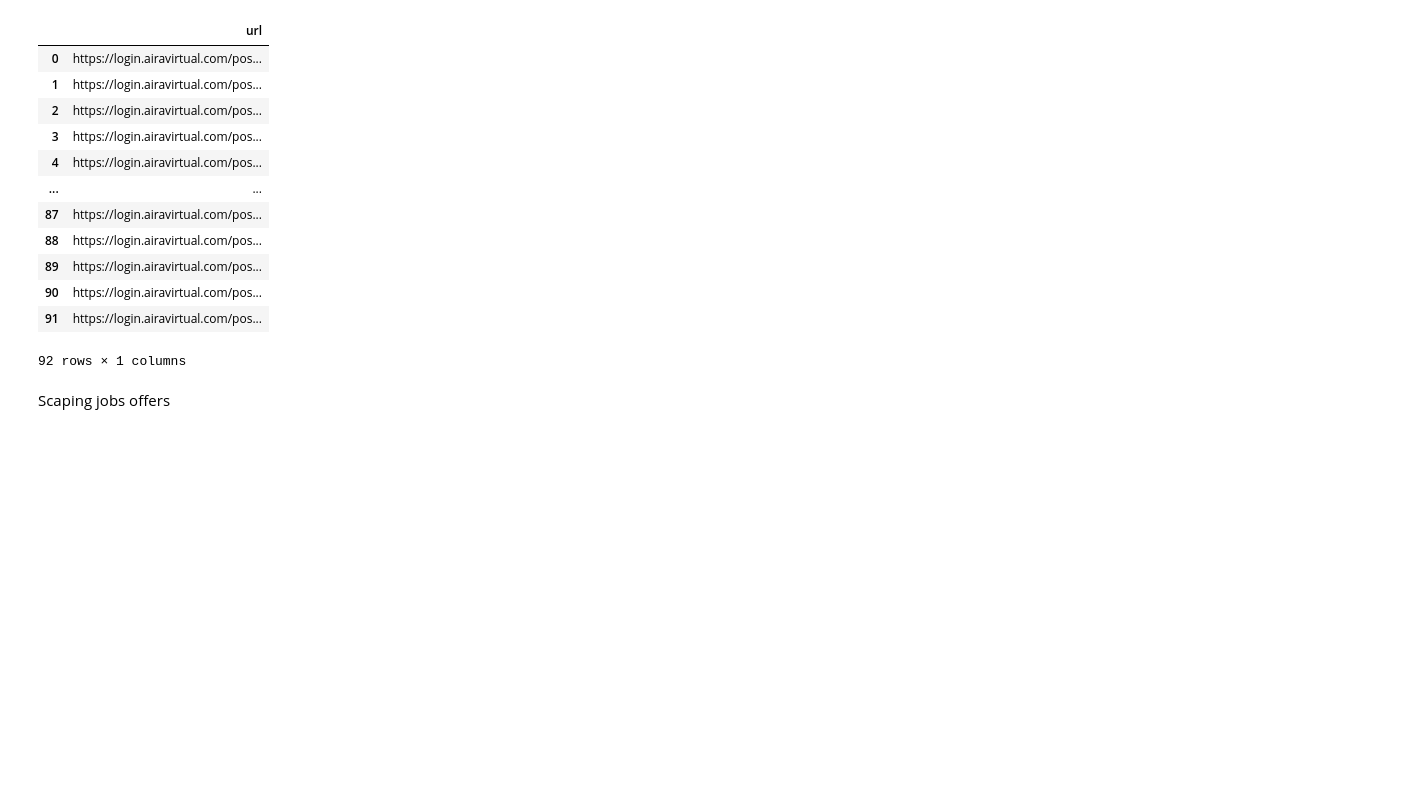
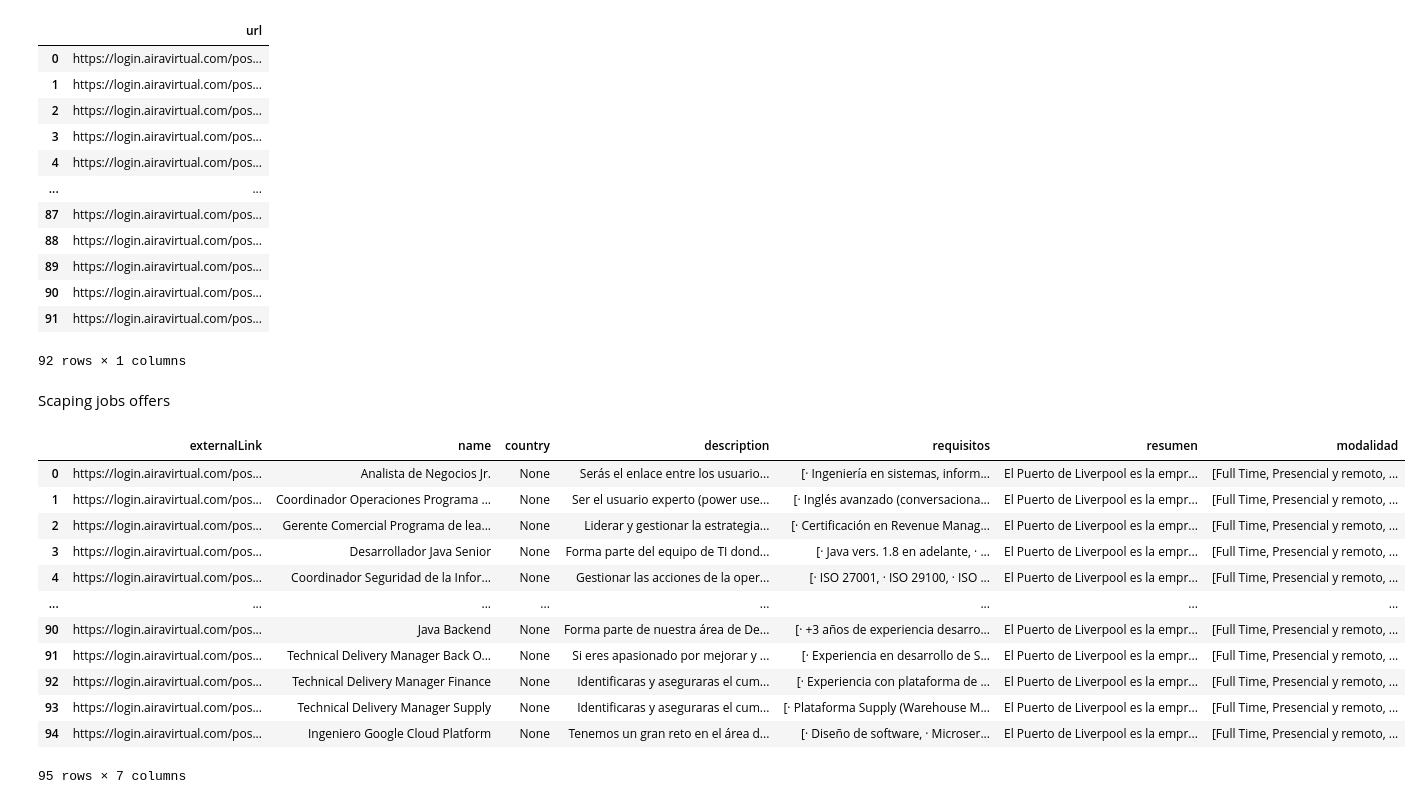
Before and after one commit to JimeFioni/Practica-Data-Engineer, a Jupyter notebook: 01 - MODELO REFERENCIA/Scraping Google/Scraping_Liverpool.ipynb, the cells around one changed output. Saved outputs shown, nothing was run; the diff lists cells and outputs as text; code cells hidden in the pictures; blank space fills up the shorter version.

```diff
--- a/01 - MODELO REFERENCIA/Scraping Google/Scraping_Liverpool.ipynb
+++ b/01 - MODELO REFERENCIA/Scraping Google/Scraping_Liverpool.ipynb
@@ -219,7 +219,8 @@ Scaping jobs offers
 # %%
 def get_job_details(url):
     try:
-        response = requests.get(url)
+        header = {'User-Agent': 'Mozilla/5.0 (Windows NT 10.0; Win64; x64) AppleWebKit/537.36 (KHTML, like Gecko) Chrome/98.0.4758.102 Safari/537.36'}
+        response = requests.get(url, headers=header)
         response.raise_for_status()
 
         soup = BeautifulSoup(response.text, "html.parser")
@@ -230,21 +231,21 @@ def get_job_details(url):
         location_element = soup.select_one('ul [class="bold location hide-mobile"]')
         location = location_element.get_text(strip=True) if location_element else None
 
-        modality_element= soup.find("ul", class_="description hide-mobile").find_next("li")
-        modality=[li.get_text(strip=True) for li in modality_element.find_all('li')]if  modality_element else None
+        modality_element = soup.find("ul", class_="description hide-mobile")
+        modality = [li.get_text(strip=True) for li in modality_element.find_all('li')] if modality_element else None
 
         description_element = soup.find("h2", id="descripcion_oferta").find_next("div")
-        description = description_element.text(strip=True) if description_element else None
+        description = description_element.get_text(strip=True) if description_element else None
 
         key_qualifications_element = soup.find("h2", id="requisitos").find_next("ul")
         key_qualifications = [li.get_text(strip=True) for li in key_qualifications_element.find_all('li')]if key_qualifications_element else None
 
         summary_element = soup.find("h2", id="company_description").find_next("div")
-        summary = summary_element.text(strip=True) if summary_element else None
+        summary = summary_element.get_text(strip=True) if summary_element else None
 
 
         datos = {
-            "externalLink": links,
+            "externalLink": url,
             "name": title,
             "country": location,
             "description": description,
@@ -261,7 +262,6 @@ def get_job_details(url):
         return None
 
 
-
 def aira(links: list[str]) -> pd.DataFrame:
     df_url = pd.DataFrame({"externalLink": links})
     resultados = []
@@ -271,3 +271,21 @@ def aira(links: list[str]) -> pd.DataFrame:
             resultados.append(detalles_vacante)
     df = pd.concat(resultados, ignore_index=True)
     return df
+# %%
+df = aira(links)
+# %%
+df
+# %% [output]
+|  | externalLink | name | country | description | requisitos | resumen | modalidad |
+| 0 | https://login.airavirtual.com/pos... | Analista de Negocios Jr. | None | Serás el enlace entre los usuario... | [· Ingeniería en sistemas, inform... | El Puerto de Liverpool es la empr... | [Full Time, Presencial y remoto, ... |
+| 1 | https://login.airavirtual.com/pos... | Coordinador Operaciones Programa ... | None | Ser el usuario experto (power use... | [· Inglés avanzado (conversaciona... | El Puerto de Liverpool es la empr... | [Full Time, Presencial y remoto, ... |
+| 2 | https://login.airavirtual.com/pos... | Gerente Comercial Programa de lea... | None | Liderar y gestionar la estrategia... | [· Certificación en Revenue Manag... | El Puerto de Liverpool es la empr... | [Full Time, Presencial y remoto, ... |
+| 3 | https://login.airavirtual.com/pos... | Desarrollador Java Senior | None | Forma parte del equipo de TI dond... | [· Java vers. 1.8 en adelante, · ... | El Puerto de Liverpool es la empr... | [Full Time, Presencial y remoto, ... |
+| 4 | https://login.airavirtual.com/pos... | Coordinador Seguridad de la Infor... | None | Gestionar las acciones de la oper... | [· ISO 27001, · ISO 29100, · ISO ... | El Puerto de Liverpool es la empr... | [Full Time, Presencial y remoto, ... |
+| ... | ... | ... | ... | ... | ... | ... | ... |
+| 90 | https://login.airavirtual.com/pos... | Java Backend | None | Forma parte de nuestra área de De... | [· +3 años de experiencia desarro... | El Puerto de Liverpool es la empr... | [Full Time, Presencial y remoto, ... |
+| 91 | https://login.airavirtual.com/pos... | Technical Delivery Manager Back O... | None | Si eres apasionado por mejorar y ... | [· Experiencia en desarrollo de S... | El Puerto de Liverpool es la empr... | [Full Time, Presencial y remoto, ... |
+| 92 | https://login.airavirtual.com/pos... | Technical Delivery Manager Finance | None | Identificaras y aseguraras el cum... | [· Experiencia con plataforma de ... | El Puerto de Liverpool es la empr... | [Full Time, Presencial y remoto, ... |
+| 93 | https://login.airavirtual.com/pos... | Technical Delivery Manager Supply | None | Identificaras y aseguraras el cum... | [· Plataforma Supply (Warehouse M... | El Puerto de Liverpool es la empr... | [Full Time, Presencial y remoto, ... |
+| 94 | https://login.airavirtual.com/pos... | Ingeniero Google Cloud Platform | None | Tenemos un gran reto en el área d... | [· Diseño de software, · Microser... | El Puerto de Liverpool es la empr... | [Full Time, Presencial y remoto, ... |
+95 rows × 7 columns
```
